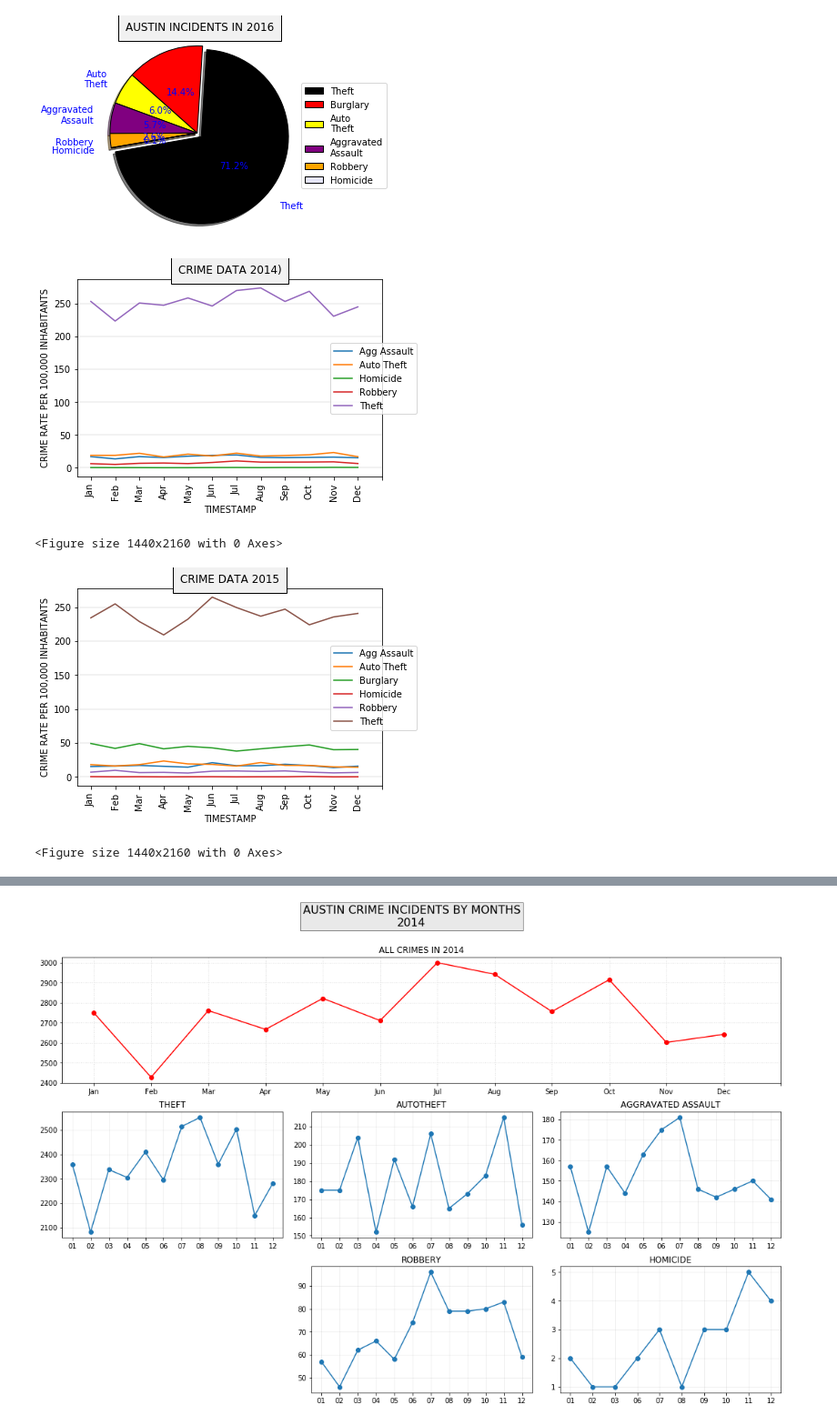
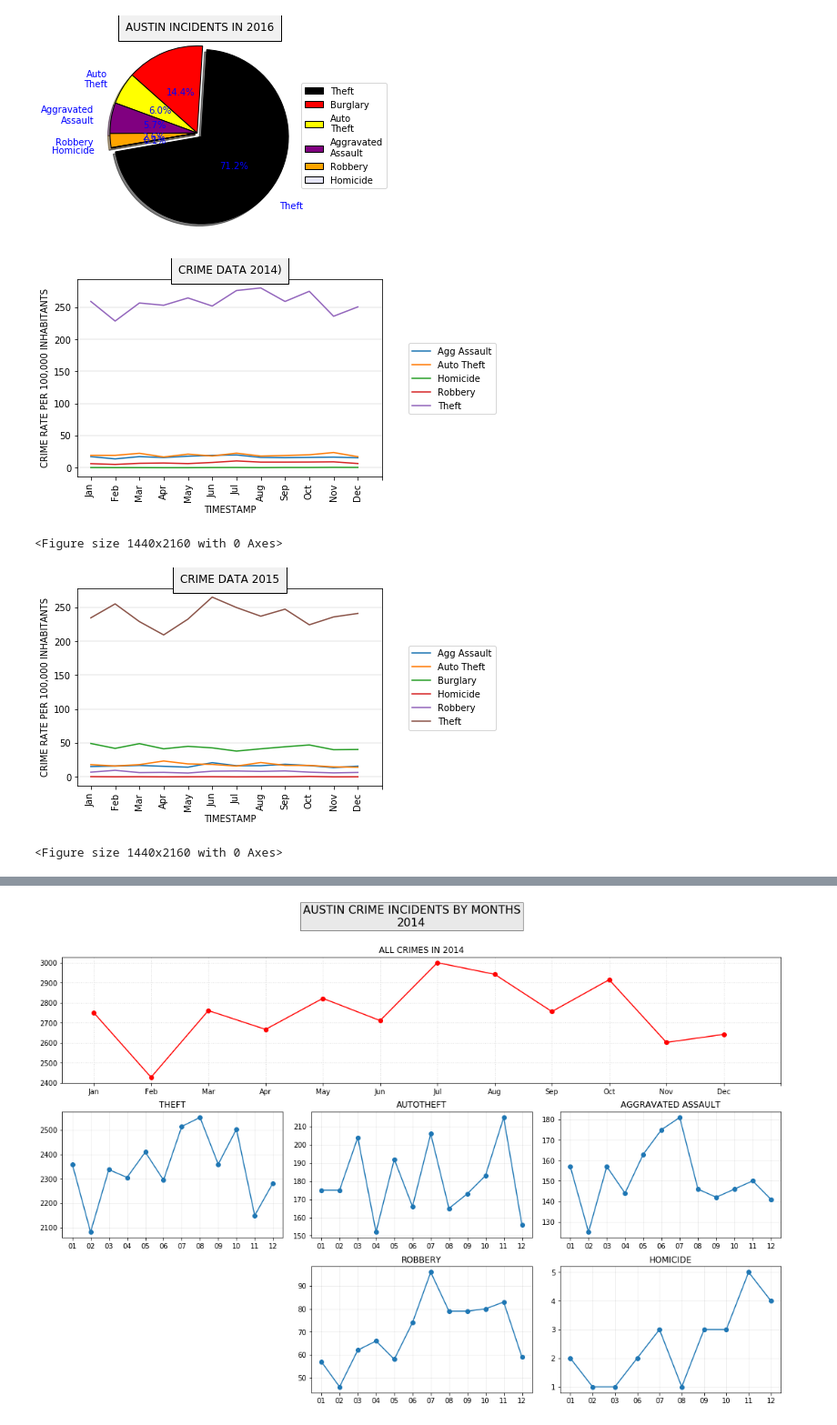
Before and after one commit to shruthieg/Austin-Crime-Data-Analytics, a Jupyter notebook: Project_1_DataClean2.ipynb, the cells around one changed output, grey strips where cells are left out. Shown at 91% size. Cells and saved outputs as stored; diff of their text form; code cells hidden in the pictures.

```diff
--- a/Project_1_DataClean2.ipynb
+++ b/Project_1_DataClean2.ipynb
@@ -369,30 +369,30 @@ plt.show()
 # %%
 # LINE GRAPH PLOTTING OF CRIME RATES IN EACH MONTH IN THE YEAR 2014 IN AUSTIN
 
 months = ['Jan','Feb','Mar','Apr','May','Jun','Jul','Aug','Sep','Oct','Nov','Dec']
 slimmed_data = crime_data_2014[['primary_type', 'timestamp']]
 #get_dummies function converts categorical variable into dummy/indicator variables
 #which means, it converts the values of variables into binary values.
 test = pd.get_dummies(slimmed_data, columns=['primary_type'])
 grouped = test.groupby('timestamp').sum()
 grouped.reindex(labels= months)
-Austin_Population = 931,830
-Austin_Population = 931830 / 100000
+Austin_Population = 911390
+Austin_Population = 911390 / 100000
 crimes_popl_2014 = (grouped/Austin_Population)
 crimes_popl_2014.plot(kind='line')
 plt.ylabel('CRIME RATE PER 100,000 INHABITANTS')
 plt.xlabel('TIMESTAMP')
 plt.title('CRIME DATA 2014)',bbox={'facecolor':'15', 'pad':8})
 plt.xticks(np.arange(0, 13, 1),months,rotation='vertical')
 plt.legend(['Agg Assault','Auto Theft','Homicide','Robbery','Theft'],
-           bbox_to_anchor=(1,0.5), loc="right",bbox_transform=plt.gcf().transFigure)
+           bbox_to_anchor=(1.2,0.5), loc="right",bbox_transform=plt.gcf().transFigure)
 plt.gca().yaxis.grid(True,color='k', linestyle='-', linewidth=0.1)
 # plt.savefig('crime_months_2014.png',bbox_inches='tight')
 plt.figure(figsize=(20,30))
 plt.tight_layout()
 plt.show()
 # %% [output]
-[figure, old version]
+[figure, new version]
 <Figure size 1440x2160 with 0 Axes>
 # %%
 # LINE GRAPH PLOTTING OF CRIME RATES IN EACH MONTH IN THE YEAR 2015 IN AUSTIN
@@ -402,8 +402,8 @@ slimmed_data = crime_data_2015[['primary_type', 'timestamp']]
 test = pd.get_dummies(slimmed_data, columns=['primary_type'])
 grouped = test.groupby('timestamp').sum()
 grouped.reindex(labels= months)
-Austin_Population = 931,830
-Austin_Population = 931830 / 100000
+Austin_Population = 930152
+Austin_Population = 930152 / 100000
 crimes_popl_2015 = (grouped /Austin_Population)
 crimes_popl_2015.plot(kind='line')
 plt.ylabel('CRIME RATE PER 100,000 INHABITANTS')
@@ -411,13 +411,13 @@ plt.xlabel('TIMESTAMP')
 plt.title('CRIME DATA 2015',bbox={'facecolor':'15', 'pad':8})
 plt.xticks(np.arange(0, 13, 1),months,rotation='vertical')
 plt.legend(['Agg Assault','Auto Theft','Burglary','Homicide','Robbery','Theft'],
-           bbox_to_anchor=(1,0.5), loc="right",bbox_transform=plt.gcf().transFigure)
+           bbox_to_anchor=(1.2,0.5), loc="right",bbox_transform=plt.gcf().transFigure)
 plt.gca().yaxis.grid(True,color='k', linestyle='-', linewidth=0.1)
 plt.figure(figsize=(20,30))
 plt.tight_layout()
 plt.show()
 # %% [output]
-[figure, old version]
+[figure, new version]
 <Figure size 1440x2160 with 0 Axes>
 # %%
 # LINE GRAPH PLOTTING OF CRIME RATES IN EACH MONTH IN THE YEAR 2016 IN AUSTIN
```
Also changed, not shown: parts of 1 cell of this notebook, 2 other files.
